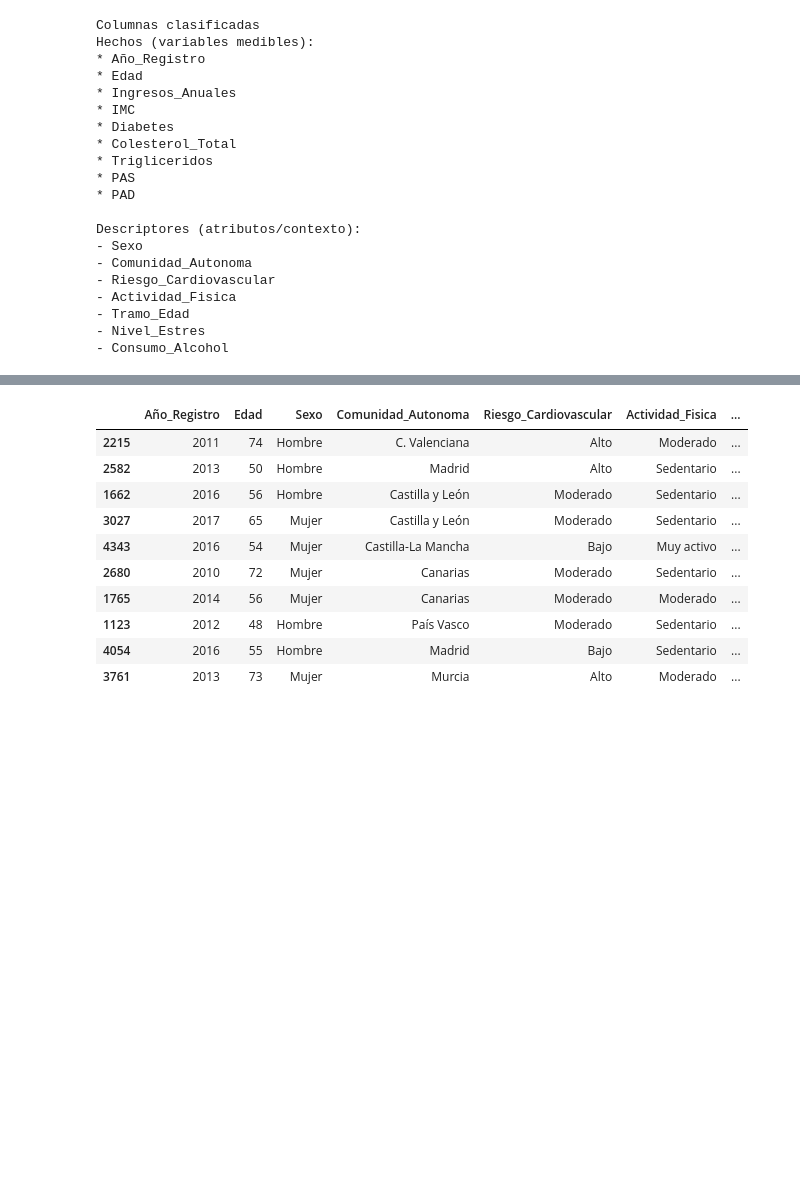
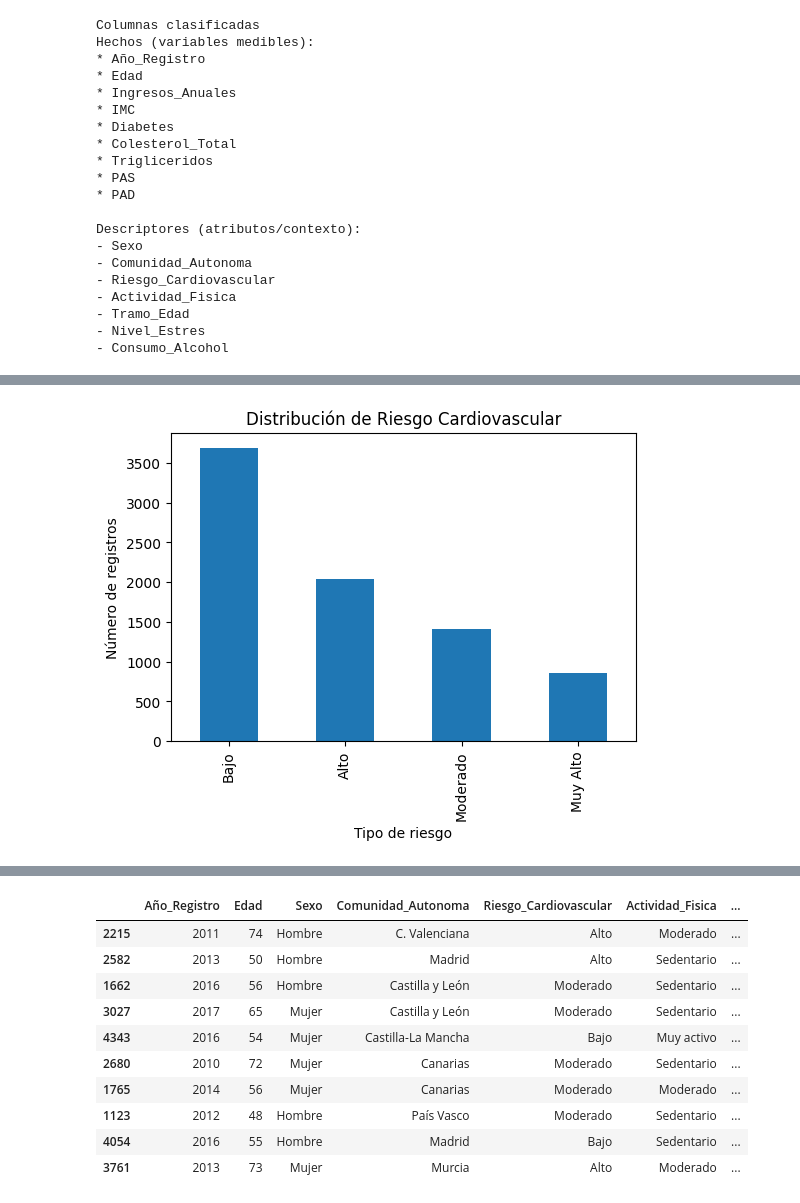
Before and after one commit to nick21aka/API.PY, a Jupyter notebook: analisis_estadistico.ipynb, the cells around one changed output, grey strips where cells are left out. Drawn from its saved outputs; the diff is of its cells as text; code cells hidden in the pictures; blank space fills up the shorter version.

```diff
--- a/analisis_estadistico.ipynb
+++ b/analisis_estadistico.ipynb
@@ -82,0 +102,10 @@ Descriptores (atributos/contexto):
+# %%
+
+
+df["Riesgo_Cardiovascular"].value_counts().plot(kind="bar", figsize=(6,4))
+plt.title("Distribución de Riesgo Cardiovascular")
+plt.xlabel("Tipo de riesgo")
+plt.ylabel("Número de registros")
+plt.show()
+# %% [output]
+[figure, added]
```
Also changed, not shown: parts of 4 cells of this notebook.
